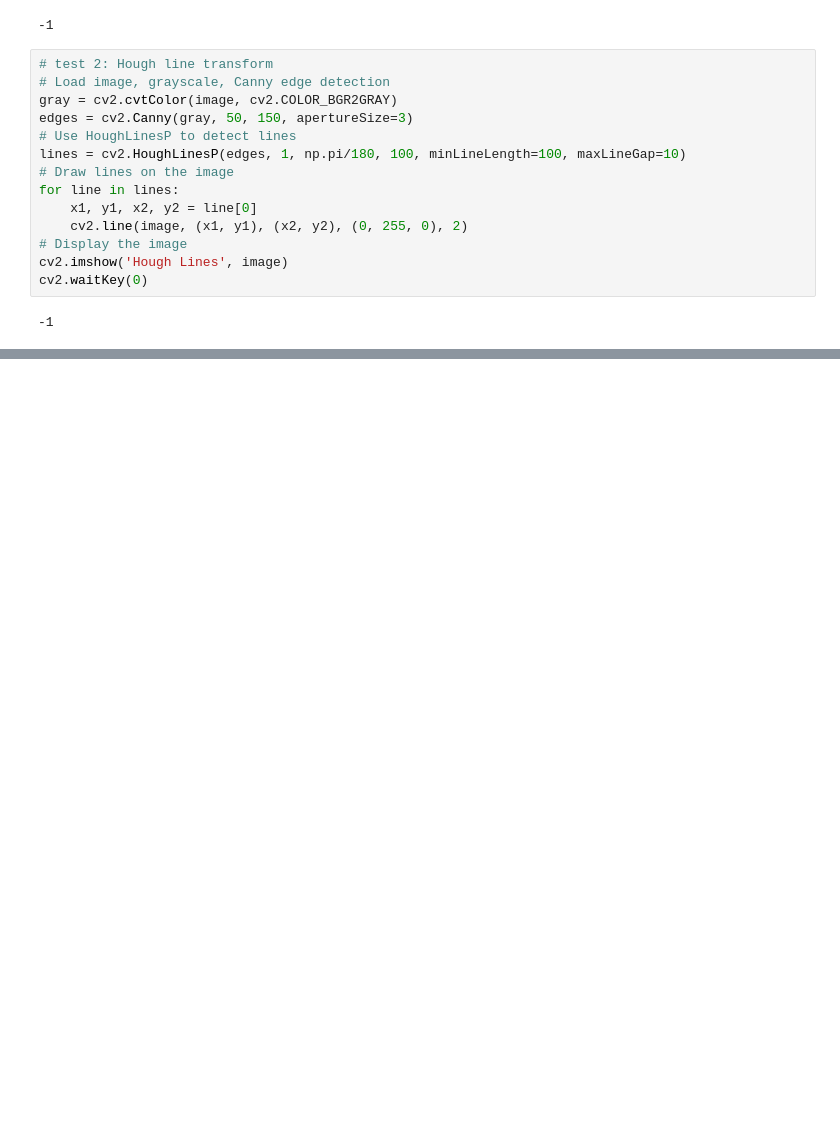
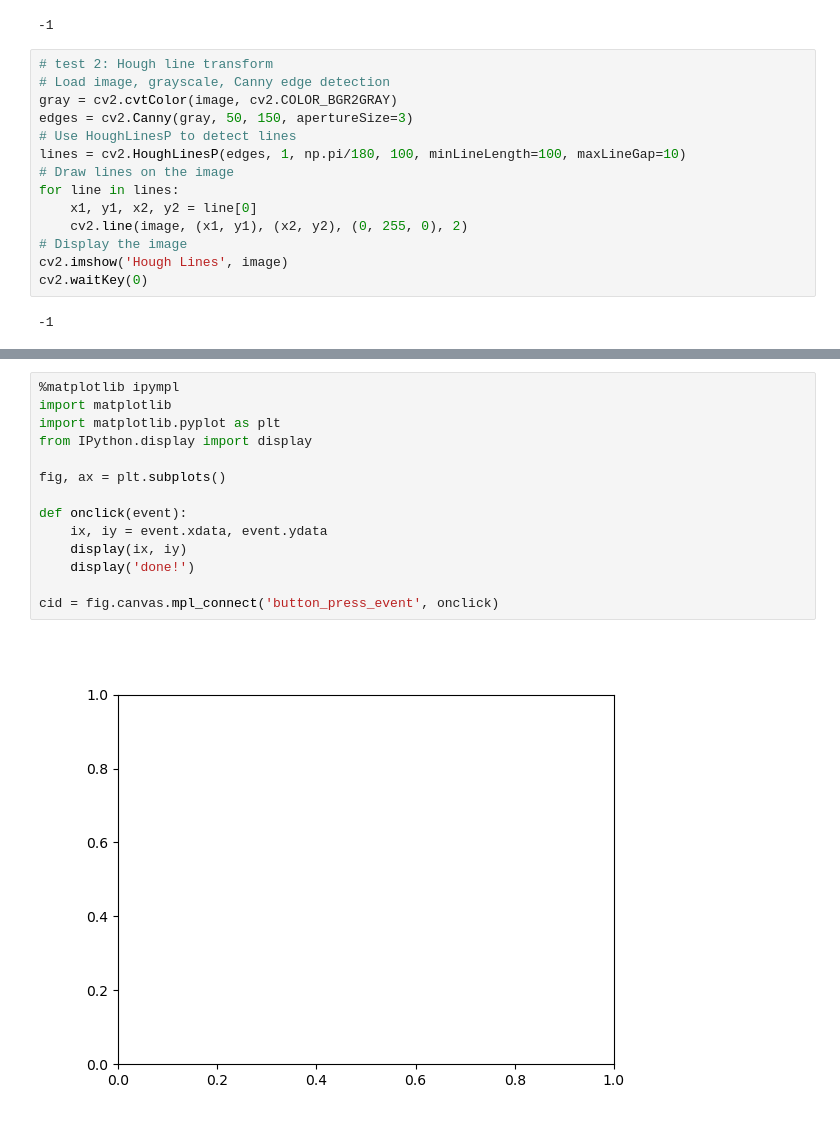
Before and after one commit to cs-413-cinestill/800t-emulation, a Jupyter notebook: color_transfer.ipynb, the cells around one changed output, grey strips where cells are left out. Saved outputs shown, nothing was run; the diff lists cells and outputs as text; blank space fills up the shorter version.

```diff
--- a/color_transfer.ipynb
+++ b/color_transfer.ipynb
@@ -112,0 +126,16 @@ cv2.waitKey(0)
+# %%
+%matplotlib ipympl
+import matplotlib
+import matplotlib.pyplot as plt
+from IPython.display import display
+
+fig, ax = plt.subplots()
+
+def onclick(event):
+    ix, iy = event.xdata, event.ydata
+    display(ix, iy)
+    display('done!')
+
+cid = fig.canvas.mpl_connect('button_press_event', onclick)
+# %% [output]
+[figure, added]
```
Also changed, not shown: parts of 6 cells of this notebook.
